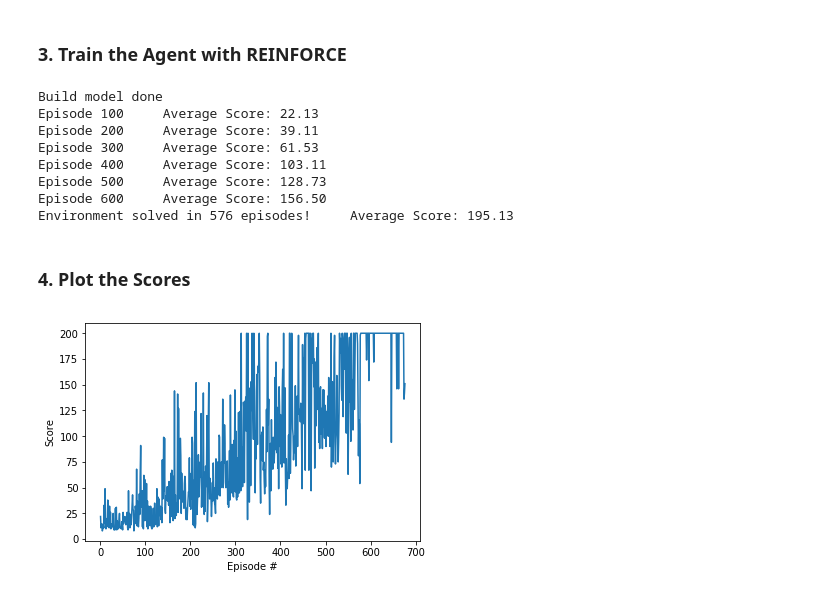
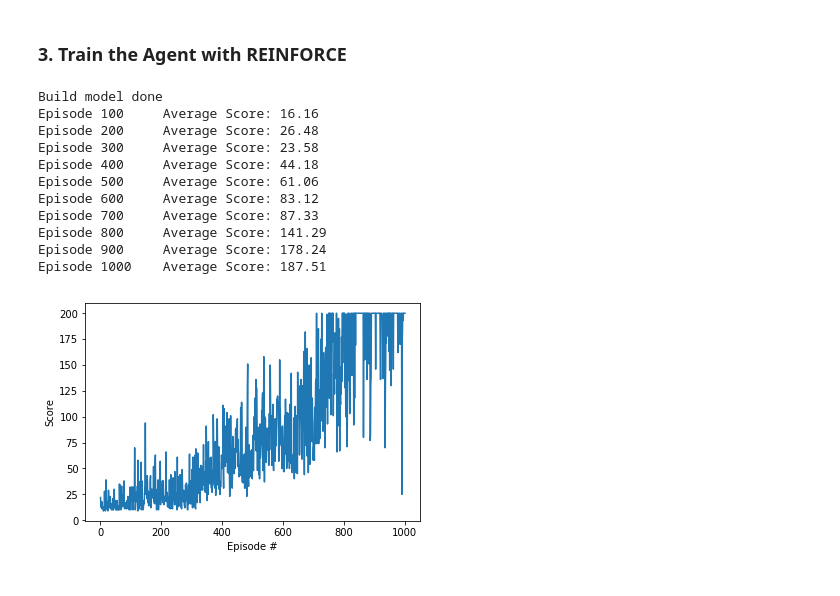
Before and after one commit to vashineyu/DRL_udacity, a Jupyter notebook: policy_01/REINFORCE-Tensorflow.ipynb, the cells around one changed output. Drawn from its saved outputs; the diff is of its cells as text; code cells hidden in the pictures.

```diff
--- a/policy_01/REINFORCE-Tensorflow.ipynb
+++ b/policy_01/REINFORCE-Tensorflow.ipynb
@@ -103,7 +108,7 @@ action space: Discrete(2)
 ### 3. Train the Agent with REINFORCE
 # %%
 tf.reset_default_graph()
-policy = Policy()
+policy = Policy(method = 'manually')
 
 def reinforce(n_episodes=1000, max_t=1000, gamma=1.0, print_every=100):
     scores_deque = deque(maxlen=100)
@@ -113,50 +118,51 @@ def reinforce(n_episodes=1000, max_t=1000, gamma=1.0, print_every=100):
         saved_actions = []
         rewards = []
         state = env.reset()
+        env.seed(SEED_NUM)
         for t in range(max_t):
             action = policy.act(state)
             saved_states.append(state)
             saved_actions.append(action)
             state, reward, done, _ = env.step(action)
             rewards.append(reward)
             if done:
                 break
         scores_deque.append(sum(rewards))
         scores.append(sum(rewards))
 
         discounts = [gamma**i for i in range(len(rewards)+1)]
         # get rewards for each action in the episose multiply by discount factor
         R = [a*b for a,b in zip(discounts, rewards)]
         policy.train(states=np.array(saved_states, dtype=np.float32),
                      actions=np.array(saved_actions, dtype=np.int32),
                      rewards=np.array(R, dtype=np.float32))
 
         if i_episode % print_every == 0:
             print('Episode {}\tAverage Score: {:.2f}'.format(i_episode, np.mean(scores_deque)))
         if np.mean(scores_deque)>=195.0:
             print('Environment solved in {:d} episodes!\tAverage Score: {:.2f}'.format(i_episode-100, np.mean(scores_deque)))
             break
 
     return scores
 
 scores = reinforce()
+
+fig = plt.figure()
+ax = fig.add_subplot(111)
+plt.plot(np.arange(1, len(scores)+1), scores)
+plt.ylabel('Score')
+plt.xlabel('Episode #')
+plt.show()
 # %% [output]
 Build model done
-Episode 100     Average Score: 22.13
-Episode 200     Average Score: 39.11
-Episode 300     Average Score: 61.53
-Episode 400     Average Score: 103.11
-Episode 500     Average Score: 128.73
-Episode 600     Average Score: 156.50
-Environment solved in 576 episodes!     Average Score: 195.13
+Episode 100     Average Score: 16.16
+Episode 200     Average Score: 26.48
+Episode 300     Average Score: 23.58
+Episode 400     Average Score: 44.18
+Episode 500     Average Score: 61.06
+Episode 600     Average Score: 83.12
+Episode 700     Average Score: 87.33
+Episode 800     Average Score: 141.29
+Episode 900     Average Score: 178.24
+Episode 1000    Average Score: 187.51
+[figure, added]
-# %% [markdown]
-### 4. Plot the Scores
-# %%
-fig = plt.figure()
-ax = fig.add_subplot(111)
-plt.plot(np.arange(1, len(scores)+1), scores)
-plt.ylabel('Score')
-plt.xlabel('Episode #')
-plt.show()
-# %% [output]
-[figure, removed]
```
Also changed, not shown: parts of 4 cells of this notebook.
